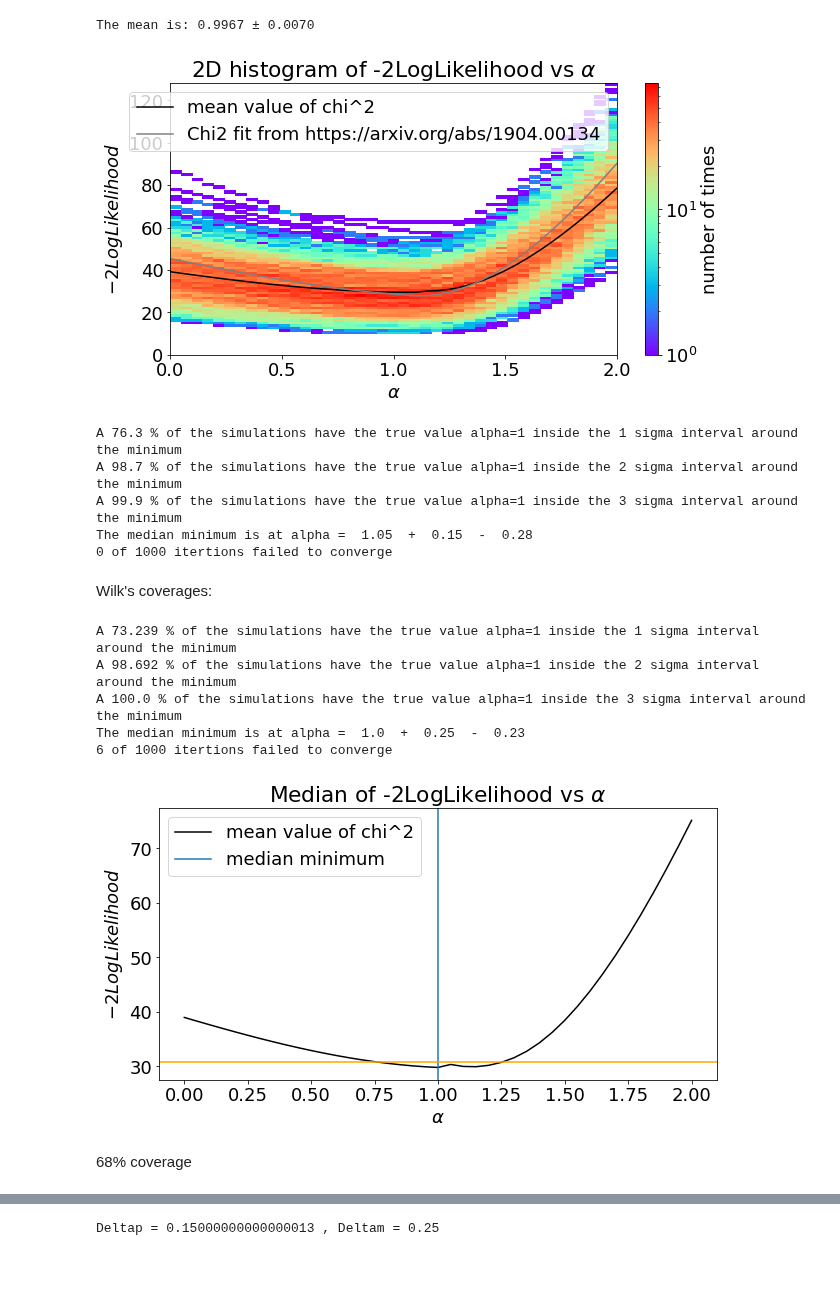
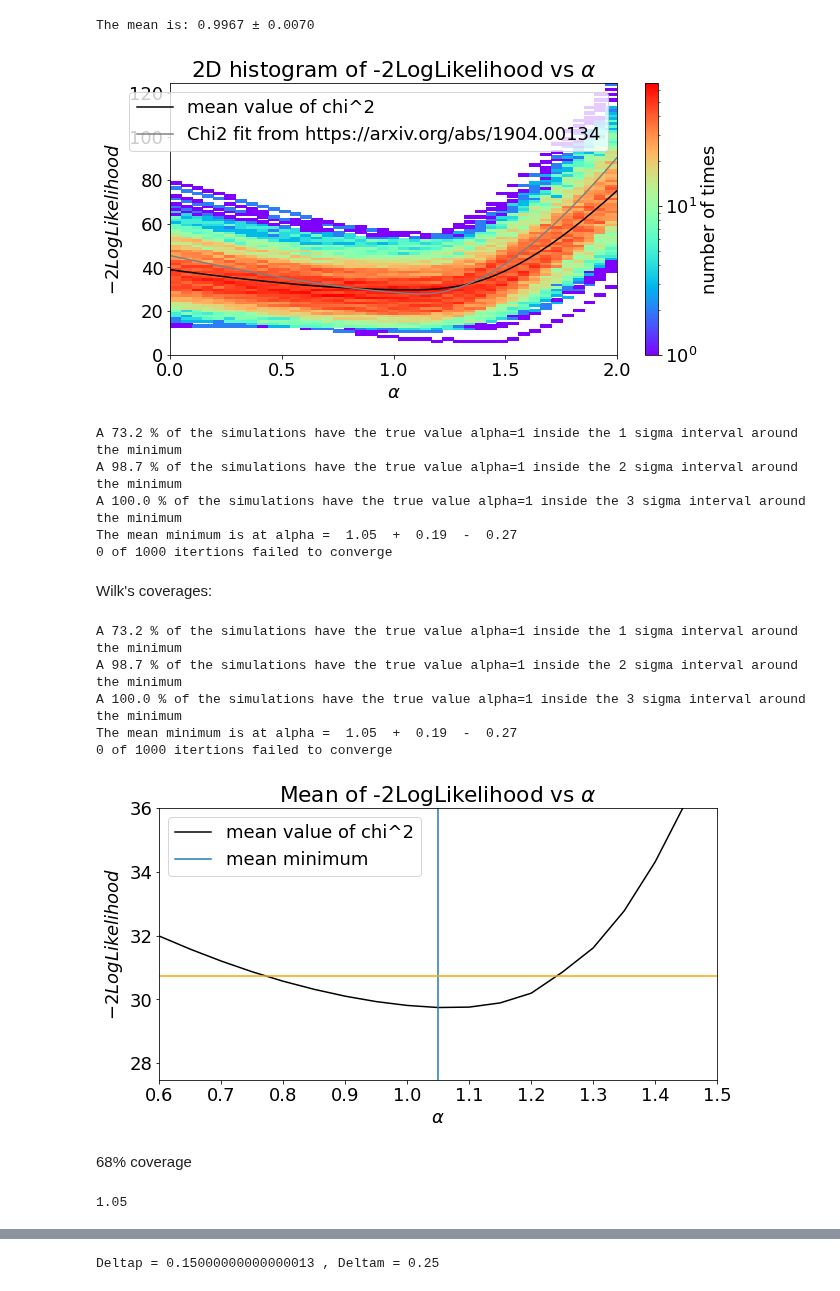
Before and after one commit to R-Grau/EBLpy, a Jupyter notebook: EBL_fit_MC_viewer.ipynb, the cells around one changed output, grey strips where cells are left out. Cells and saved outputs as stored; diff of their text form; code cells hidden in the pictures.

```diff
--- a/EBL_fit_MC_viewer.ipynb
+++ b/EBL_fit_MC_viewer.ipynb
@@ -144,7 +144,7 @@ def extract(ds):
     alphas = ds['alphas'][:]
     return chisqs,alphas
 
-loc = Path('/data/magic/users-ifae/rgrau/EBL-splines/EBL50_LP(0.01)_LP_MAGIC_with_0.04_Systematics')
+loc = Path('/data/magic/users-ifae/rgrau/EBL-splines/EBL1000_LP(0.01)_LP_MAGIC_with_0.04_Systematics2')
 # files = sorted([f for f in loc.glob("EBL*2022050916*.hdf5")]) #PWL_LP starting at alpha = 1 (16 alpha = 1, 11 alpha = 2)
 files = sorted([f for f in loc.glob("EBL*.hdf5")]) #all the others but PWL_LP
 # files = sorted(['/data/magic/users-ifae/rgrau/EBL-splines/EBL50_PWL_MBPWL_5knots/EBL_mult_nit0of50_202205111529.hdf5','/data/magic/users-ifae/rgrau/EBL-splines/EBL50_PWL_MBPWL_5knots/EBL_mult_nit2of50_202205111530.hdf5', '/data/magic/users-ifae/rgrau/EBL-splines/EBL50_PWL_MBPWL_5knots/EBL_mult_nit3of50_202205111529.hdf5'])
@@ -498,41 +498,41 @@ for i in range(len(alphas_iter)):
     sigma_3_0 = np.where(chisqs_iter[i] <= 9 + np.min(chisqs_iter[i]))
     sigma_1.append(sigma_1_0)
     sigma_2.append(sigma_2_0)
     sigma_3.append(sigma_3_0)
     number = np.where(np.round(alphas, decimals = 4) == 1)
     if number in sigma_1_0[0]: #this number is the position of the alpha=1 inside the alhpas array
         s1 += 1
     if number in sigma_2_0[0]:
         s2 += 1
     if number in sigma_3_0[0]:
         s3 += 1
 # print(sigma_1)
 # print(sigma_2)
 # print(sigma_3)
 print("A {sig} % of the simulations have the true value alpha=1 inside the 1 sigma interval around the minimum".format( sig = np.round(s1 / (niter) * 100, decimals = 3)))
 print("A {sig} % of the simulations have the true value alpha=1 inside the 2 sigma interval around the minimum".format( sig = np.round(s2 / (niter) * 100, decimals = 3)))
 print("A {sig} % of the simulations have the true value alpha=1 inside the 3 sigma interval around the minimum".format( sig = np.round(s3 / (niter) * 100, decimals = 3)))
 # print("The median minimum is at alpha={minimum}".format(minimum = alphas[np.argmin(np.median(chisqs_iter,0))]))
 
 order = np.argsort(alphas_iter[0])
 interpx = np.arange(first_bin, last_bin, step/5)
-alphas_reord = np.take_along_axis(np.median(alphas_iter, 0), order, axis=0)
-chisqs_repord = np.take_along_axis(np.median(chisqs_iter, 0), order, axis=0)
+alphas_reord = np.take_along_axis(np.mean(alphas_iter, 0), order, axis=0)
+chisqs_repord = np.take_along_axis(np.mean(chisqs_iter, 0), order, axis=0)
 f1 = interpolate.interp1d(alphas_reord, chisqs_repord, kind='linear')
 chis_new = f1(interpx)
 sigma_inter_1s = np.where(chis_new <= 1 + np.min(chis_new))
 upper_bound_1s = step/5 * np.max(sigma_inter_1s) + first_bin
 lower_bound_1s = step/5 * np.min(sigma_inter_1s) + first_bin
 # print("The 1 sigma upper bound is: ", upper_bound_1s, "and the lower bound is: ", lower_bound_1s)
-print("The median minimum is at alpha = ", np.round(interpx[np.argmin(chis_new)], decimals = 3), " + ", np.round(upper_bound_1s-interpx[np.argmin(chis_new)], decimals = 4), " - ", np.round(interpx[np.argmin(chis_new)] - lower_bound_1s, decimals = 4))
+print("The mean minimum is at alpha = ", np.round(interpx[np.argmin(chis_new)], decimals = 3), " + ", np.round(upper_bound_1s-interpx[np.argmin(chis_new)], decimals = 4), " - ", np.round(interpx[np.argmin(chis_new)] - lower_bound_1s, decimals = 4))
 # print("Energy migration = ", Energy_migration)
 print("{failed} of {total} itertions failed to converge".format(failed = len(files) - niter, total = len(files)))
 # %% [output]
-[figure, old version]
+[figure, new version]
-A 76.3 % of the simulations have the true value alpha=1 inside the 1 sigma interval around the minimum
+A 73.2 % of the simulations have the true value alpha=1 inside the 1 sigma interval around the minimum
 A 98.7 % of the simulations have the true value alpha=1 inside the 2 sigma interval around the minimum
-A 99.9 % of the simulations have the true value alpha=1 inside the 3 sigma interval around the minimum
-The median minimum is at alpha =  1.05  +  0.15  -  0.28
+A 100.0 % of the simulations have the true value alpha=1 inside the 3 sigma interval around the minimum
+The mean minimum is at alpha =  1.05  +  0.19  -  0.27
 0 of 1000 itertions failed to converge
 # %% [markdown]
 Wilk's coverages:
@@ -599,9 +599,9 @@ fig, ax = plt.subplots()
 ax.plot(np.take_along_axis(alphas_iter[0], order, axis=0), np.take_along_axis(np.mean(chisqs_iter,0), order, axis=0), color = "black", label="mean value of chi^2")
 ax.set_xlabel(r'$\alpha$')
 ax.set_ylabel(r'$-2LogLikelihood$')
-# ax.set_ylim(top = 36)
-# ax.set_xlim(0.6,1.5)
-ax.set_title(r"Median of -2LogLikelihood vs $\alpha$")
+ax.set_ylim(top = 36)
+ax.set_xlim(0.6,1.5)
+ax.set_title(r"Mean of -2LogLikelihood vs $\alpha$")
 
 
 sigma_1 = []
@@ -642,21 +642,21 @@ sigma_inter_1s = np.where(chis_new <= 1 + np.min(chis_new))
 upper_bound_1s = step/5 * np.max(sigma_inter_1s) + first_bin
 lower_bound_1s = step/5 * np.min(sigma_inter_1s) + first_bin
 # print("The 1 sigma upper bound is: ", upper_bound_1s, "and the lower bound is: ", lower_bound_1s)
-print("The median minimum is at alpha = ", np.round(interpx[np.argmin(chis_new)], decimals = 3), " + ", np.round(upper_bound_1s-interpx[np.argmin(chis_new)], decimals = 4), " - ", np.round(interpx[np.argmin(chis_new)] - lower_bound_1s, decimals = 4))
+print("The mean minimum is at alpha = ", np.round(interpx[np.argmin(chis_new)], decimals = 3), " + ", np.round(upper_bound_1s-interpx[np.argmin(chis_new)], decimals = 4), " - ", np.round(interpx[np.argmin(chis_new)] - lower_bound_1s, decimals = 4))
 # print("Energy migration = ", Energy_migration)
 print("{failed} of {total} itertions failed to converge".format(failed = len(files) - niter, total = len(files)))
 
-ax.axvline(x =  np.round(interpx[np.argmin(chis_new)], decimals = 3), label = "median minimum")
+ax.axvline(x =  np.round(interpx[np.argmin(chis_new)], decimals = 3), label = "mean minimum")
 plt.axhline(y = 1 + np.min(chis_new), color = 'orange')
 ax.legend()
 plt.show()
 # %% [output]
-A 73.239 % of the simulations have the true value alpha=1 inside the 1 sigma interval around the minimum
-A 98.692 % of the simulations have the true value alpha=1 inside the 2 sigma interval around the minimum
+A 73.2 % of the simulations have the true value alpha=1 inside the 1 sigma interval around the minimum
+A 98.7 % of the simulations have the true value alpha=1 inside the 2 sigma interval around the minimum
 A 100.0 % of the simulations have the true value alpha=1 inside the 3 sigma interval around the minimum
-The median minimum is at alpha =  1.0  +  0.25  -  0.23
-6 of 1000 itertions failed to converge
+The mean minimum is at alpha =  1.05  +  0.19  -  0.27
+0 of 1000 itertions failed to converge
-[figure, old version]
+[figure, new version]
 # %% [markdown]
 68% coverage
 # %%
@@ -676,6 +676,10 @@ for i in range(len(alphas_iter)):
         minus.append(alphas_iter[i][np.argmin(chisqs_iter[i])])
     if alphas_iter[i][np.argmin(chisqs_iter[i])] >= alpha_BEST:
         plus.append(alphas_iter[i][np.argmin(chisqs_iter[i])])
+# %%
+print(alpha_BEST)
+# %% [output]
+1.05
 # %%
 mhist, mbins, mbar = plt.hist(np.array(minus), bins = np.arange(-0.025, alpha_BEST + 0.075, 0.05, ), alpha=0.5)
 phist, pbins, pbar = plt.hist(np.array(plus), bins = np.arange(alpha_BEST - 0.025, 2.025, 0.05, ), alpha=0.5)
```
Also changed, not shown: parts of 7 cells of this notebook, 53 other files.
